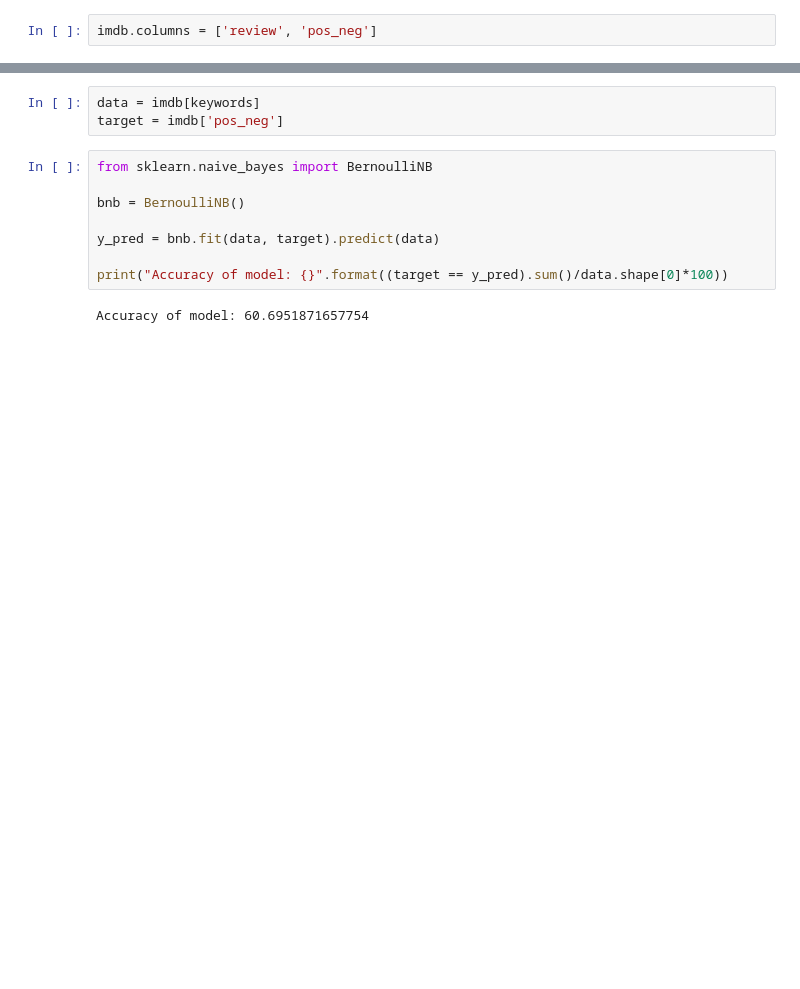
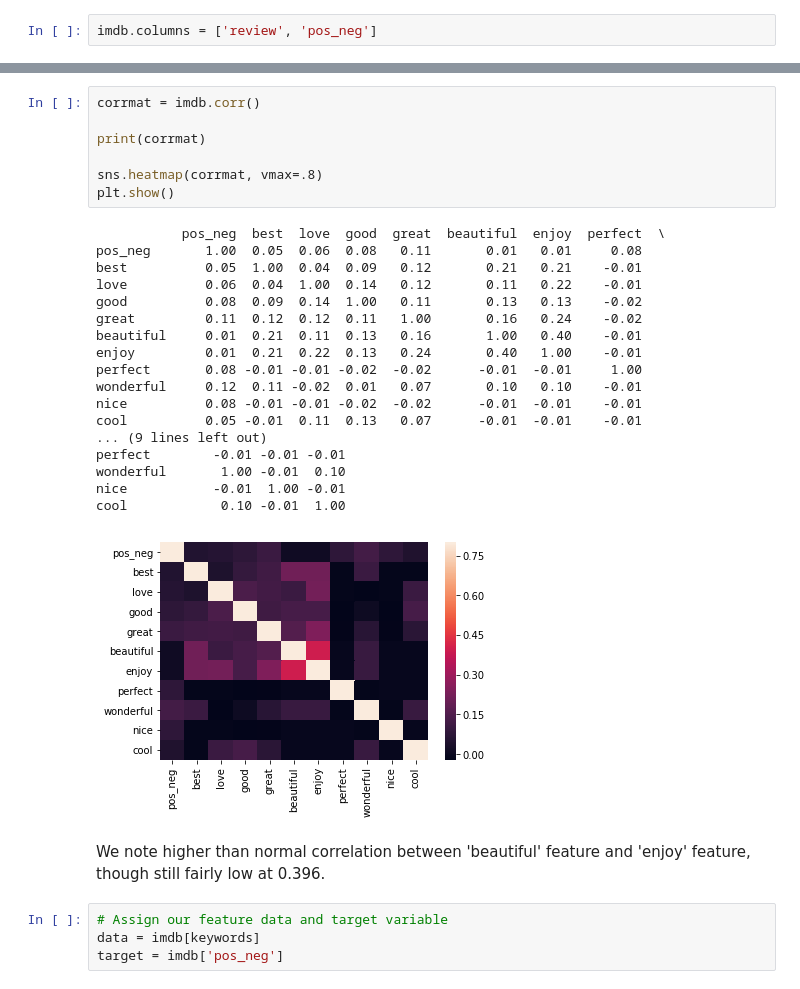
Before and after one commit to EdgarLuke/Thinkful-data_science, a Jupyter notebook: Iterate and Evaluate Classifier.ipynb, the cells around one changed output, grey strips where cells are left out. Saved outputs shown, nothing was run; the diff lists cells and outputs as text; blank space fills up the shorter version.

```diff
--- a/Iterate and Evaluate Classifier.ipynb
+++ b/Iterate and Evaluate Classifier.ipynb
@@ -34,16 +38,35 @@ keywords = ['best', 'loved', 'good', 'great', 'beautiful', 'love', 'enjoyed', 'p
 
 for key in keywords:
     imdb[str(key)] = imdb.review.str.contains(' '+str(key)+ ' ', case=False)
+# %%
+corrmat = imdb.corr()
+
+print(corrmat)
+
+sns.heatmap(corrmat, vmax=.8)
+plt.show()
+# %% [output]
+           pos_neg  best  love  good  great  beautiful  enjoy  perfect  \
+pos_neg       1.00  0.05  0.06  0.08   0.11       0.01   0.01     0.08
+best          0.05  1.00  0.04  0.09   0.12       0.21   0.21    -0.01
+love          0.06  0.04  1.00  0.14   0.12       0.11   0.22    -0.01
+good          0.08  0.09  0.14  1.00   0.11       0.13   0.13    -0.02
+great         0.11  0.12  0.12  0.11   1.00       0.16   0.24    -0.02
+beautiful     0.01  0.21  0.11  0.13   0.16       1.00   0.40    -0.01
+enjoy         0.01  0.21  0.22  0.13   0.24       0.40   1.00    -0.01
+perfect       0.08 -0.01 -0.01 -0.02  -0.02      -0.01  -0.01     1.00
+wonderful     0.12  0.11 -0.02  0.01   0.07       0.10   0.10    -0.01
+nice          0.08 -0.01 -0.01 -0.02  -0.02      -0.01  -0.01    -0.01
+cool          0.05 -0.01  0.11  0.13   0.07      -0.01  -0.01    -0.01
+... (9 lines left out)
+perfect        -0.01 -0.01 -0.01
+wonderful       1.00 -0.01  0.10
+nice           -0.01  1.00 -0.01
+cool            0.10 -0.01  1.00
+[figure, added]
+# %% [markdown]
+We note higher than normal correlation between 'beautiful' feature and 'enjoy' feature, though still fairly low at 0.396.
 # %%
+# Assign our feature data and target variable
 data = imdb[keywords]
 target = imdb['pos_neg']
-# %%
-from sklearn.naive_bayes import BernoulliNB
-
-bnb = BernoulliNB()
-
-y_pred = bnb.fit(data, target).predict(data)
-
-print("Accuracy of model: {}".format((target == y_pred).sum()/data.shape[0]*100))
-# %% [output]
-Accuracy of model: 60.6951871657754
```
Also changed, not shown: parts of 53 cells of this notebook.
